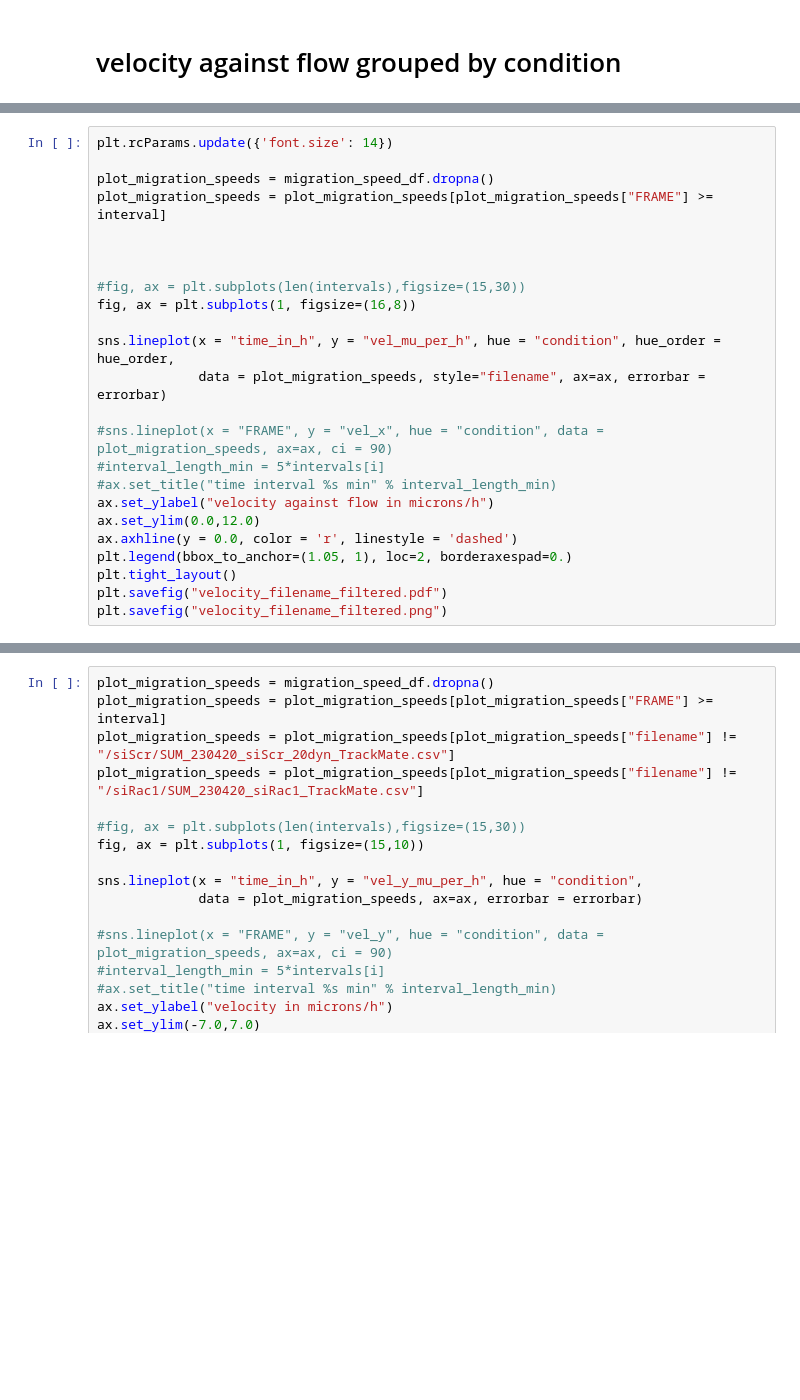
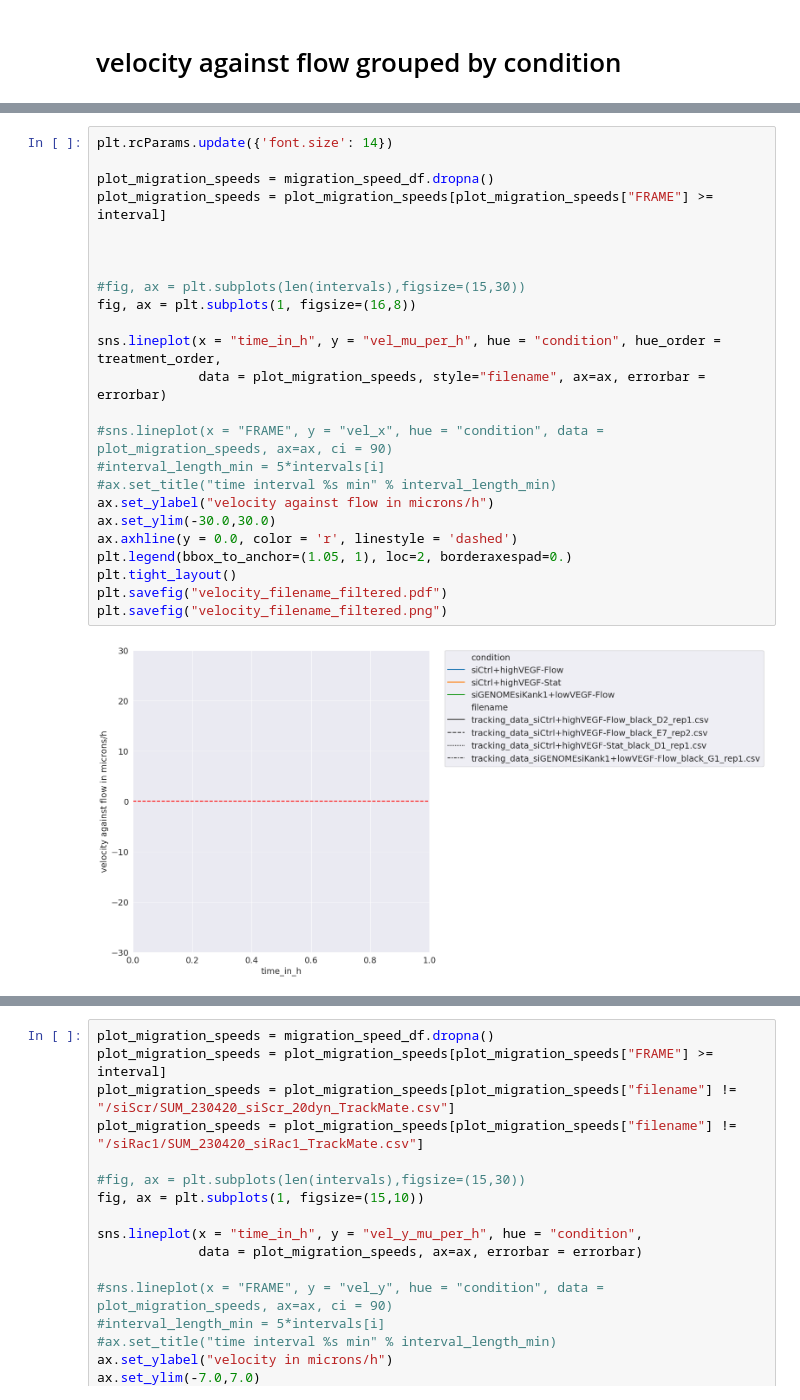
Before and after one commit to Phusiongreen/ec-tracking-analysis_2025, a Jupyter notebook: notebooks/06_Plot_Migration_Speeds.ipynb, the cells around one changed output, grey strips where cells are left out. Saved outputs shown, nothing was run; the diff lists cells and outputs as text; blank space fills up the shorter version.

```diff
--- a/notebooks/06_Plot_Migration_Speeds.ipynb
+++ b/notebooks/06_Plot_Migration_Speeds.ipynb
@@ -237,27 +327,29 @@ plt.savefig("velocity_%s.png" % condition)
 # %%
 plt.rcParams.update({'font.size': 14})
 
 plot_migration_speeds = migration_speed_df.dropna()
 plot_migration_speeds = plot_migration_speeds[plot_migration_speeds["FRAME"] >= interval]
 
 
 
 #fig, ax = plt.subplots(len(intervals),figsize=(15,30))
 fig, ax = plt.subplots(1, figsize=(16,8))
 
-sns.lineplot(x = "time_in_h", y = "vel_mu_per_h", hue = "condition", hue_order = hue_order,
+sns.lineplot(x = "time_in_h", y = "vel_mu_per_h", hue = "condition", hue_order = treatment_order,
              data = plot_migration_speeds, style="filename", ax=ax, errorbar = errorbar)
 
 #sns.lineplot(x = "FRAME", y = "vel_x", hue = "condition", data = plot_migration_speeds, ax=ax, ci = 90)
 #interval_length_min = 5*intervals[i]
 #ax.set_title("time interval %s min" % interval_length_min)
 ax.set_ylabel("velocity against flow in microns/h")
-ax.set_ylim(0.0,12.0)
+ax.set_ylim(-30.0,30.0)
 ax.axhline(y = 0.0, color = 'r', linestyle = 'dashed')
 plt.legend(bbox_to_anchor=(1.05, 1), loc=2, borderaxespad=0.)
 plt.tight_layout()
 plt.savefig("velocity_filename_filtered.pdf")
 plt.savefig("velocity_filename_filtered.png")
+# %% [output]
+[figure, added]
 # %%
 plot_migration_speeds = migration_speed_df.dropna()
 plot_migration_speeds = plot_migration_speeds[plot_migration_speeds["FRAME"] >= interval]
```
Also changed, not shown: parts of 16 cells of this notebook, 8 other files.
